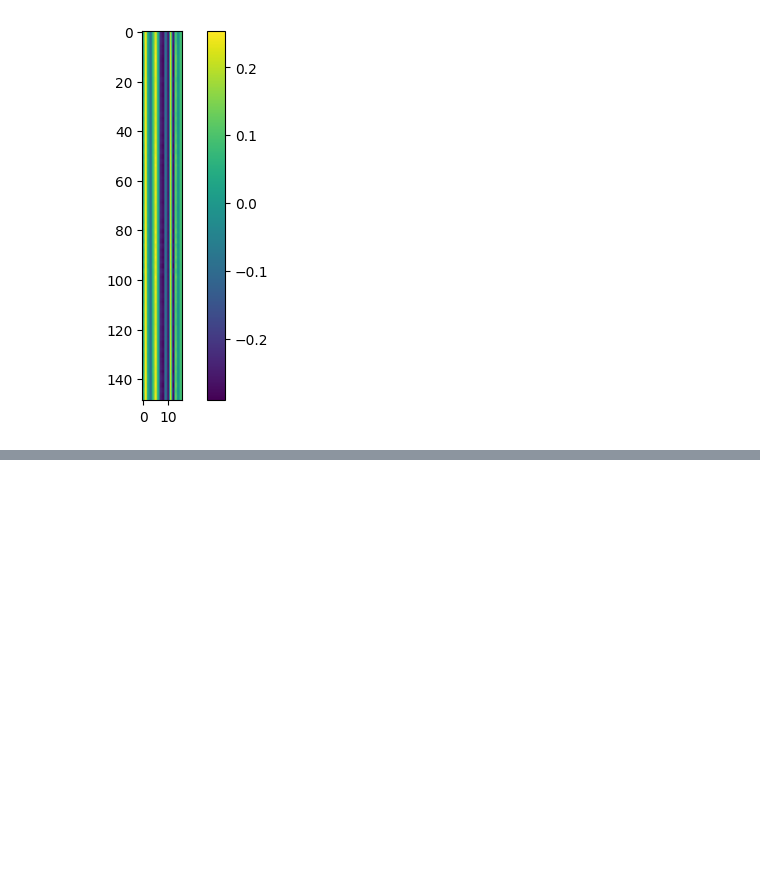
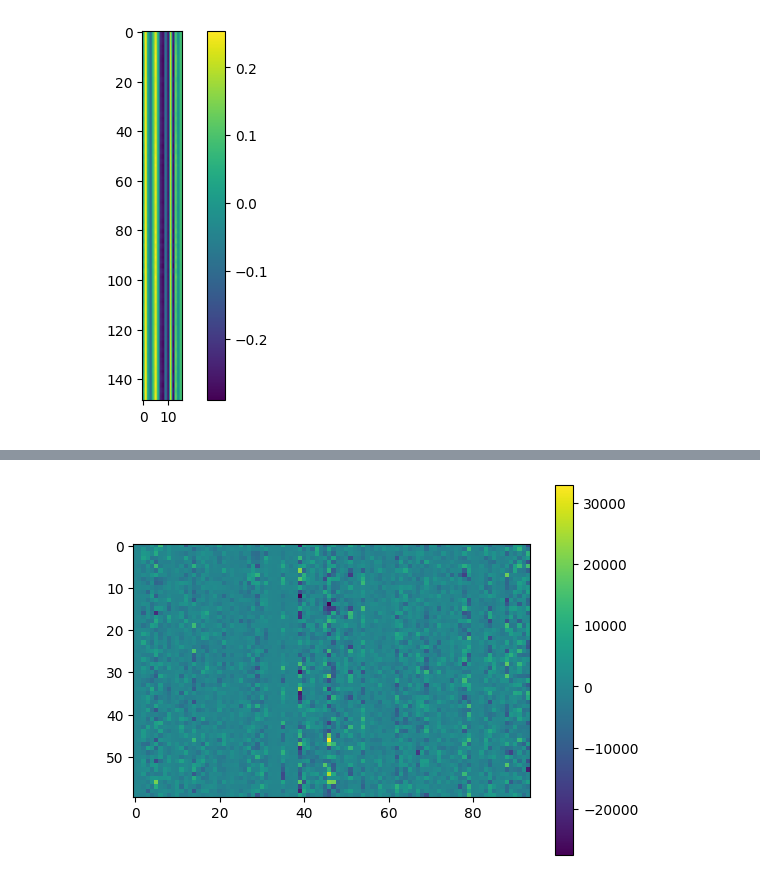
Before and after one commit to soul-M-42/Covariance_EEG_Emotion, a Jupyter notebook: vis_tool.ipynb, the cells around one changed output, grey strips where cells are left out. Saved outputs shown, nothing was run; the diff lists cells and outputs as text; code cells hidden in the pictures; blank space fills up the shorter version.

```diff
--- a/vis_tool.ipynb
+++ b/vis_tool.ipynb
@@ -36,0 +29,11 @@ show_data(data[:512])
+# %%
+import numpy as np
+def show_data(data):
+    fig, ax = plt.subplots()
+    cax = ax.imshow(data)
+    fig.colorbar(cax)
+    plt.show()
+data_dir = '/mnt/dataset0/qingzhu/workspace/Covariance_EEG_Emotion/visualize/features/SEEDV_DE/DE_NOLDS_NONORM.npy'
+data = np.load(data_dir)
+print(data.shape)
+show_data(data[:512])
@@ -136,0 +234,10 @@ show_data(data_show[8])
+# %%
+def show_data(data):
+    fig, ax = plt.subplots()
+    cax = ax.imshow(data)
+    fig.colorbar(cax)
+    plt.show()
+pro_mat = np.load('./visualize/project_matrix.npy')
+show_data(pro_mat)
+# %% [output]
+[figure, added]
```
Also changed, not shown: parts of 10 cells of this notebook, 5 other files.
